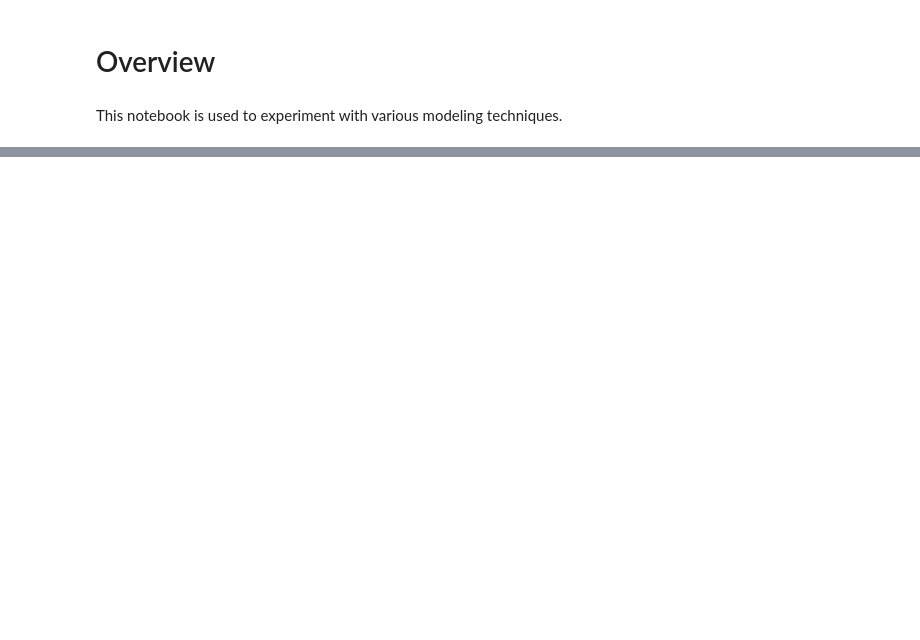
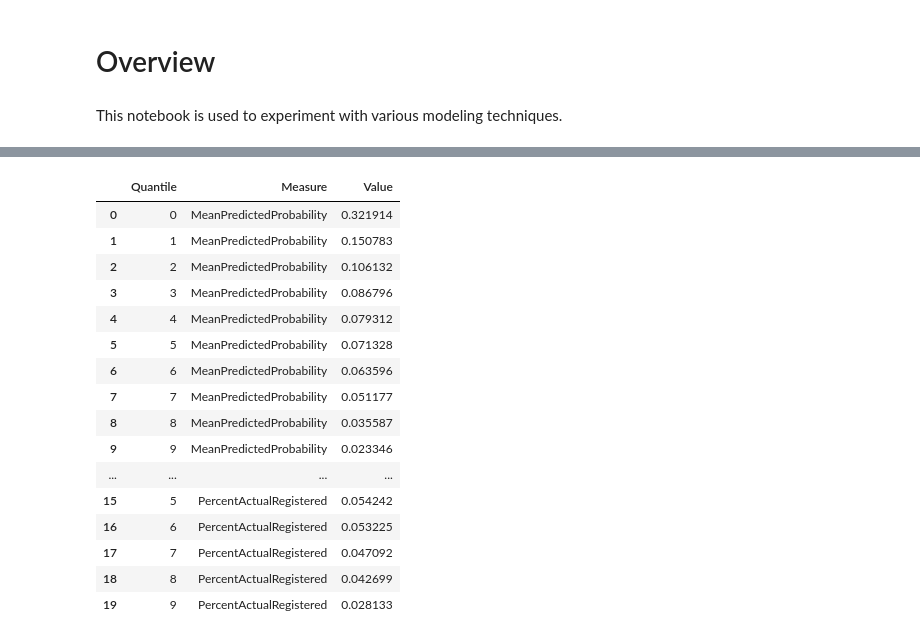
Before and after one commit to arthurnw/blood-donor-propensity-inventory, a Jupyter notebook: notebooks/exploration_model.ipynb, the cells around one changed output, grey strips where cells are left out. Saved outputs shown, nothing was run; the diff lists cells and outputs as text; code cells hidden in the pictures; blank space fills up the shorter version.

```diff
--- a/notebooks/exploration_model.ipynb
+++ b/notebooks/exploration_model.ipynb
@@ -64,0 +155,4 @@ clf_logreg.score(X_test, y_test)
+# %%
+# Assign quantiles
+probs_vs_actual['Quantile'] = pd.qcut(-probs_vs_actual['PredictedProbabilityOfRegistration'], 10, labels=False)
+probs_vs_actual
@@ -64,0 +226,22 @@ clf_logreg.score(X_test, y_test)
+# %%
+# Melt so we can plot mean predicted probability and actual % registered together
+melted_quantile_stats = pd.melt(quantile_stats, id_vars='Quantile', var_name='Measure', value_name='Value')
+melted_quantile_stats
+# %% [output]
+|  | Quantile | Measure | Value |
+| 0 | 0 | MeanPredictedProbability | 0.321914 |
+| 1 | 1 | MeanPredictedProbability | 0.150783 |
+| 2 | 2 | MeanPredictedProbability | 0.106132 |
+| 3 | 3 | MeanPredictedProbability | 0.086796 |
+| 4 | 4 | MeanPredictedProbability | 0.079312 |
+| 5 | 5 | MeanPredictedProbability | 0.071328 |
+| 6 | 6 | MeanPredictedProbability | 0.063596 |
+| 7 | 7 | MeanPredictedProbability | 0.051177 |
+| 8 | 8 | MeanPredictedProbability | 0.035587 |
+| 9 | 9 | MeanPredictedProbability | 0.023346 |
+| ... | ... | ... | ... |
+| 15 | 5 | PercentActualRegistered | 0.054242 |
+| 16 | 6 | PercentActualRegistered | 0.053225 |
+| 17 | 7 | PercentActualRegistered | 0.047092 |
+| 18 | 8 | PercentActualRegistered | 0.042699 |
+| 19 | 9 | PercentActualRegistered | 0.028133 |
```
Also changed, not shown: parts of 25 cells of this notebook.
